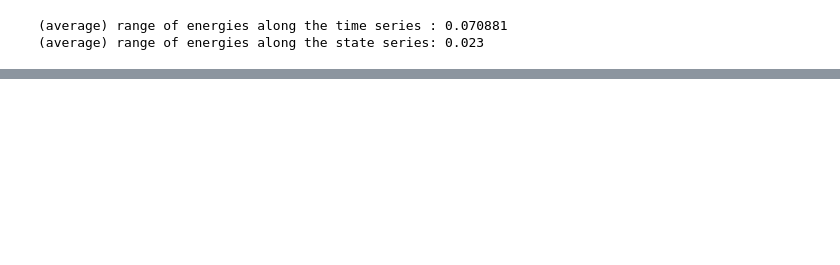
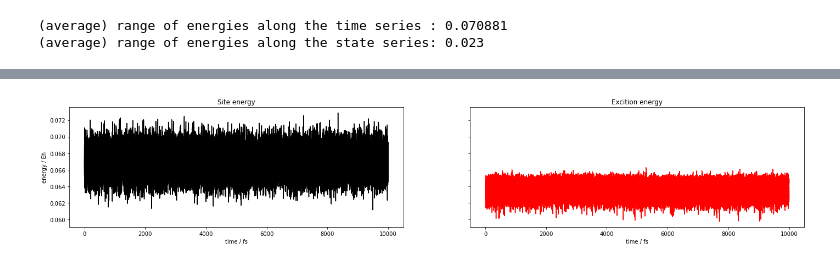
Before and after one commit to Oliver-Feighan/SpectralDensity, a Jupyter notebook: notebooks/chl_xtb.ipynb, the cells around one changed output, grey strips where cells are left out. Cells and saved outputs as stored; diff of their text form; code cells hidden in the pictures; blank space fills up the shorter version.

```diff
--- a/notebooks/chl_xtb.ipynb
+++ b/notebooks/chl_xtb.ipynb
@@ -180,0 +186,19 @@ Text(0.5, 0, 'frequency / fs-1')
+# %%
+site_energies = partition_energy.read_splits("transition_energies", (1000, 27), "100ps_10fs")
+
+fig, ax = plt.subplots(1, 2, sharex=True, sharey=True)
+
+for i in range(0, 5):
+    ax[0].plot(site_energies[:,i], color='black')
+    ax[1].plot(exciton_energies[:, i], color='red')
+
+ax[0].set_title("Site energy")
+ax[1].set_title("Excition energy")
+
+ax[0].set_ylabel("energy / Eh")
+
+ax[0].set_xlabel("time / fs")
+ax[1].set_xlabel("time / fs")
+fig.set_size_inches(24, 4)
+# %% [output]
+[figure, added]
```
Also changed, not shown: parts of 20 cells of this notebook, 3 other files.
